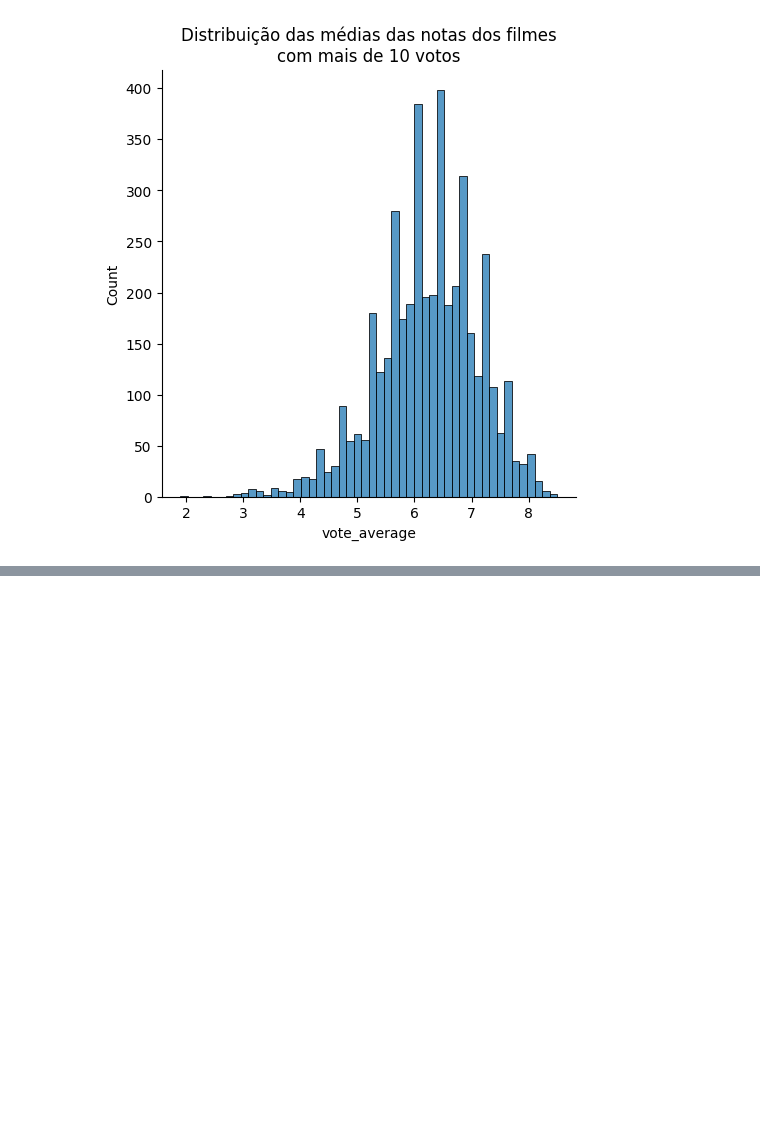
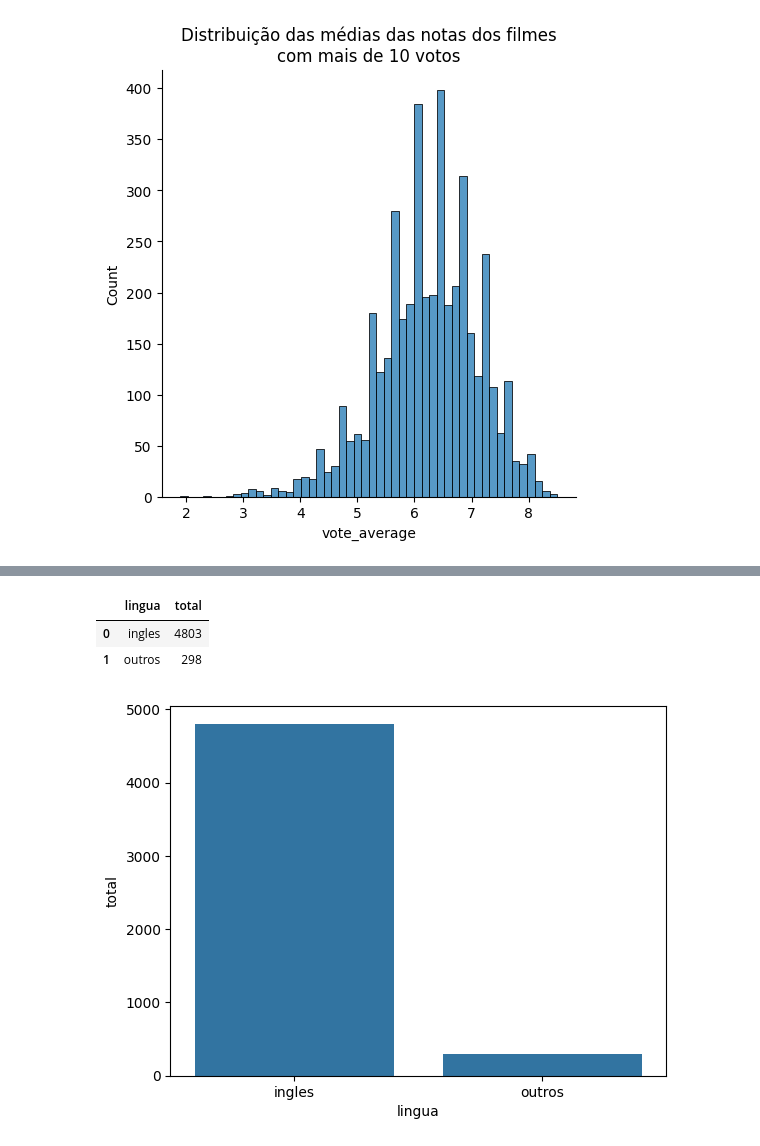
Before and after one commit to IronZiiz/data-science-start, a Jupyter notebook: IMDB_first_steps.ipynb, the cells around one changed output, grey strips where cells are left out. Cells and saved outputs as stored; diff of their text form; code cells hidden in the pictures; blank space fills up the shorter version.

```diff
--- a/IMDB_first_steps.ipynb
+++ b/IMDB_first_steps.ipynb
@@ -129,0 +208,18 @@ plt.show()
+# %%
+dados = {
+"lingua" : ["ingles", "outros"],
+ "total" : [total_geral, total_do_resto]
+
+}
+
+dados = pd.DataFrame(dados)
+dados
+# %% [output]
+|  | lingua | total |
+| 0 | ingles | 4803 |
+| 1 | outros | 298 |
+# %%
+sns.barplot(data = dados, x = 'lingua', y = 'total')
+plt.show()
+# %% [output]
+[figure, added]
```
Also changed, not shown: parts of 12 cells of this notebook.
